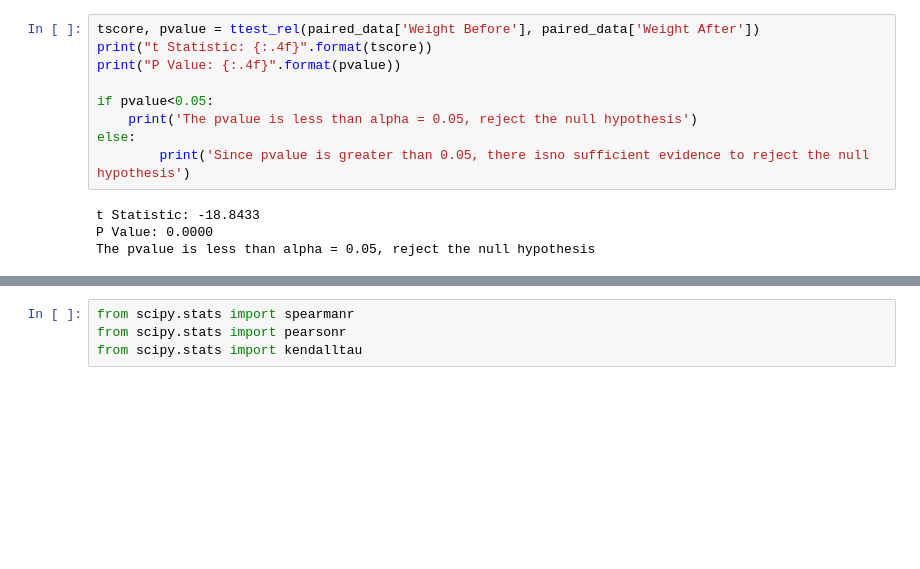
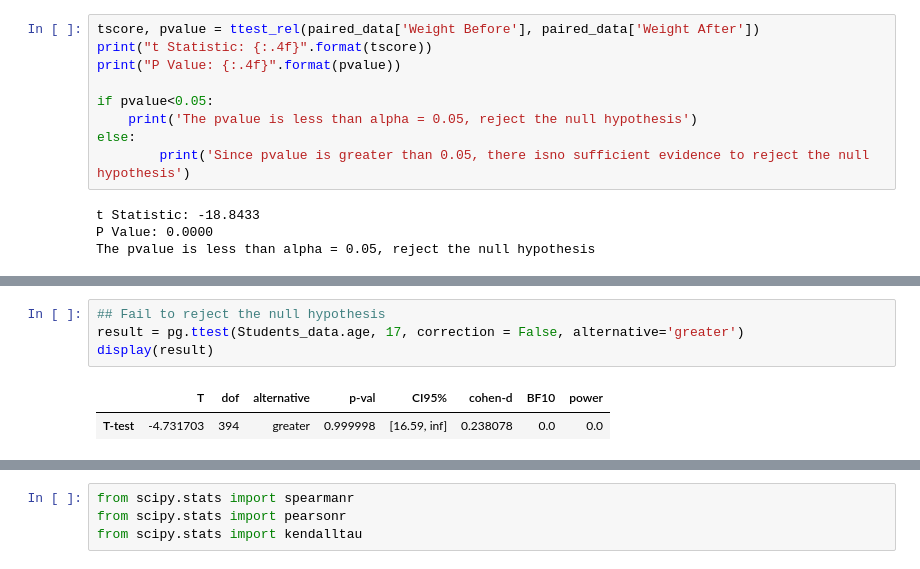
Before and after one commit to sandramwende/Statistics-in-python, a Jupyter notebook: statistics with python.ipynb, the cells around one changed output, grey strips where cells are left out. Cells and saved outputs as stored; diff of their text form; blank space fills up the shorter version.

```diff
--- a/statistics with python.ipynb
+++ b/statistics with python.ipynb
@@ -95,0 +314,7 @@ The pvalue is less than alpha = 0.05, reject the null hypothesis
+# %%
+## Fail to reject the null hypothesis
+result = pg.ttest(Students_data.age, 17, correction = False, alternative='greater')
+display(result)
+# %% [output]
+|  | T | dof | alternative | p-val | CI95% | cohen-d | BF10 | power |
+| T-test | -4.731703 | 394 | greater | 0.999998 | [16.59, inf] | 0.238078 | 0.0 | 0.0 |
```
Also changed, not shown: parts of 33 cells of this notebook.
